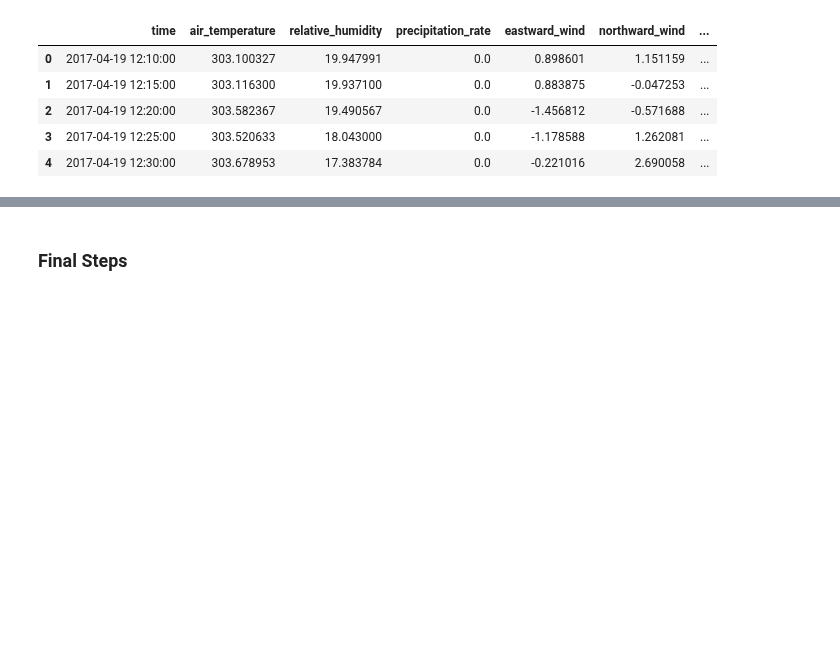
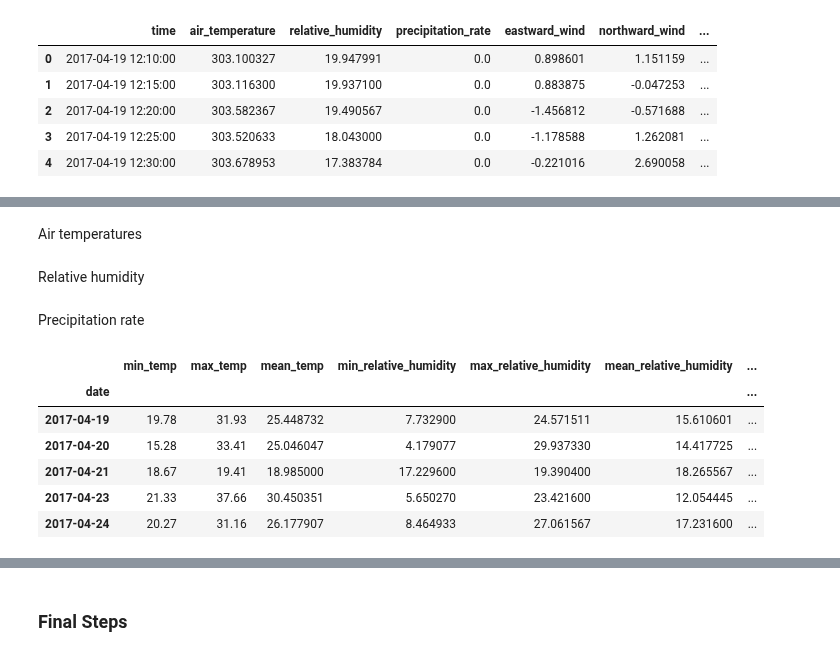
Before and after one commit to genophenoenvo/terraref-datasets, a Jupyter notebook: notebooks/weather_data.ipynb, the cells around one changed output, grey strips where cells are left out. Drawn from its saved outputs; the diff is of its cells as text; code cells hidden in the pictures; blank space fills up the shorter version.

Commit message:
new table with daily min, max, and mean values for temp, humidity, and precipitation

```diff
--- a/notebooks/weather_data.ipynb
+++ b/notebooks/weather_data.ipynb
@@ -97,0 +103,3 @@ weather_df_2.head()
+# %%
+weather_df_3 = weather_df_2.drop(labels='air_temperature', axis=1)
+# weather_df_3.tail()
@@ -97,0 +117,32 @@ weather_df_2.head()
+# %% [markdown]
+Air temperatures
+# %%
+min_temp = weather_df_3.groupby('date')['air_temp_C'].min()
+max_temp = weather_df_3.groupby('date')['air_temp_C'].max()
+mean_temp = weather_df_3.groupby('date')['air_temp_C'].mean()
+# %% [markdown]
+Relative humidity
+# %%
+min_relative_humidity = weather_df_3.groupby('date')['relative_humidity'].min()
+max_relative_humidity = weather_df_3.groupby('date')['relative_humidity'].max()
+mean_relative_humidity = weather_df_3.groupby('date')['relative_humidity'].mean()
+# %% [markdown]
+Precipitation rate
+# %%
+min_precip_rate = weather_df_3.groupby('date')['precipitation_rate'].min()
+max_precip_rate = weather_df_3.groupby('date')['precipitation_rate'].max()
+mean_precip_rate = weather_df_3.groupby('date')['precipitation_rate'].mean()
+# %%
+daily_weather_values = pd.DataFrame({'min_temp': min_temp, 'max_temp': max_temp, 'mean_temp': mean_temp,
+                                    'min_relative_humidity': min_relative_humidity, 'max_relative_humidity': max_relative_humidity,
+                                    'mean_relative_humidity': mean_relative_humidity, 'min_precip_rate': min_precip_rate,
+                                    'max_precip_rate': max_precip_rate, 'mean_precip_rate': mean_precip_rate})
+# daily_weather_values.head()
+# %% [output]
+|  | min_temp | max_temp | mean_temp | min_relative_humidity | max_relative_humidity | mean_relative_humidity | ... |
+| date |  |  |  |  |  |  | ... |
+| 2017-04-19 | 19.78 | 31.93 | 25.448732 | 7.732900 | 24.571511 | 15.610601 | ... |
+| 2017-04-20 | 15.28 | 33.41 | 25.046047 | 4.179077 | 29.937330 | 14.417725 | ... |
+| 2017-04-21 | 18.67 | 19.41 | 18.985000 | 17.229600 | 19.390400 | 18.265567 | ... |
+| 2017-04-23 | 21.33 | 37.66 | 30.450351 | 5.650270 | 23.421600 | 12.054445 | ... |
+| 2017-04-24 | 20.27 | 31.16 | 26.177907 | 8.464933 | 27.061567 | 17.231600 | ... |
```
Also changed, not shown: parts of 7 cells of this notebook.
